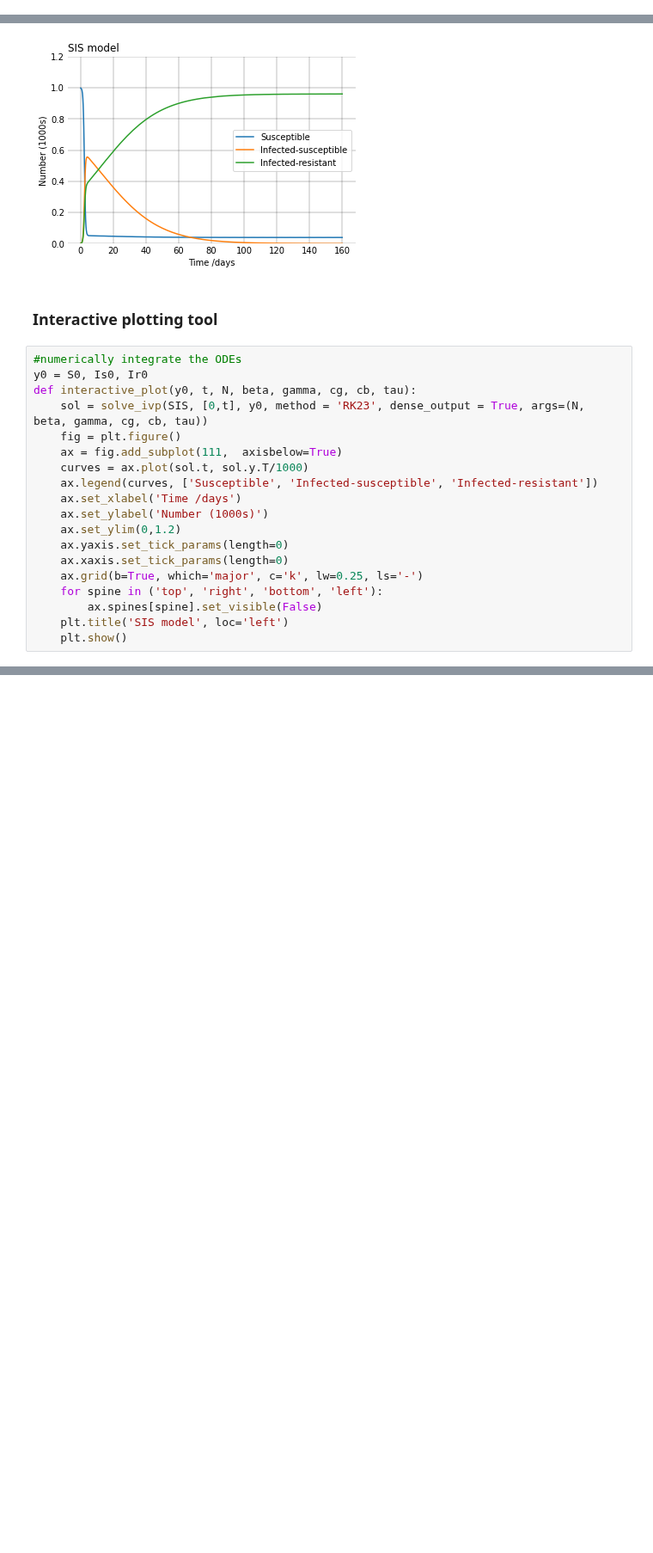
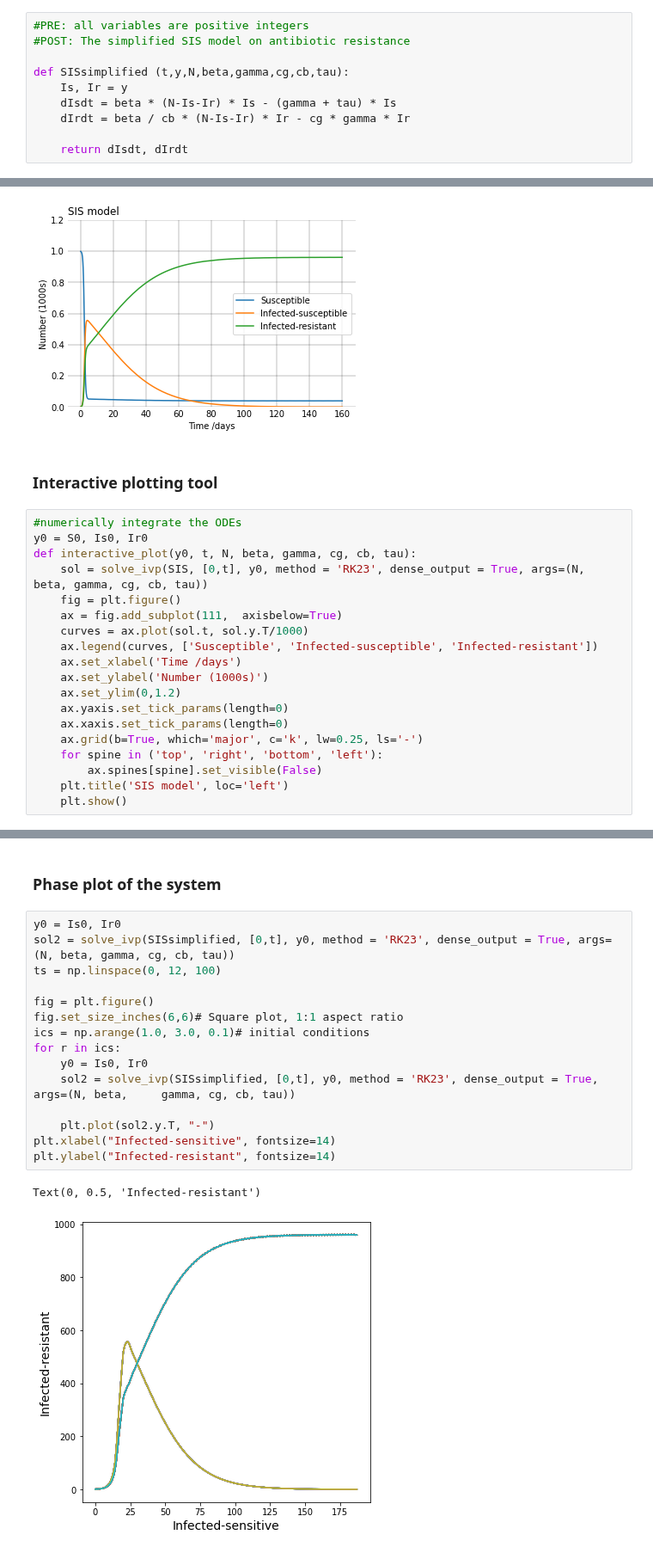
Before and after one commit to mjemons/IDD_TB, a Jupyter notebook: scripts/simulation.ipynb, the cells around one changed output, grey strips where cells are left out. Shown at 86% size. Saved outputs shown, nothing was run; the diff lists cells and outputs as text; blank space fills up the shorter version.

Commit message:
added phase plane - plots y against t

```diff
--- a/scripts/simulation.ipynb
+++ b/scripts/simulation.ipynb
@@ -283,6 +283,16 @@ def SIS (t, y, N, beta, gamma, cg, cb, tau):
     dIrdt = beta / cb * S * Ir - cg * gamma * Ir
 
     return dSdt, dIsdt, dIrdt
+# %%
+#PRE: all variables are positive integers
+#POST: The simplified SIS model on antibiotic resistance
+
+def SISsimplified (t,y,N,beta,gamma,cg,cb,tau):
+    Is, Ir = y
+    dIsdt = beta * (N-Is-Ir) * Is - (gamma + tau) * Is
+    dIrdt = beta / cb * (N-Is-Ir) * Ir - cg * gamma * Ir
+
+    return dIsdt, dIrdt
 # %% [markdown]
 ### Solving the ODE system
 # %%
@@ -336,0 +348,20 @@ interactive(children=(FloatSlider(value=0.001, description='beta', max=0.004, mi
+# %% [markdown]
+### Phase plot of the system
+# %%
+y0 = Is0, Ir0
+sol2 = solve_ivp(SISsimplified, [0,t], y0, method = 'RK23', dense_output = True, args=(N, beta, gamma, cg, cb, tau))
+ts = np.linspace(0, 12, 100)
+
+fig = plt.figure()
+fig.set_size_inches(6,6)# Square plot, 1:1 aspect ratio
+ics = np.arange(1.0, 3.0, 0.1)# initial conditions
+for r in ics:
+    y0 = Is0, Ir0
+    sol2 = solve_ivp(SISsimplified, [0,t], y0, method = 'RK23', dense_output = True, args=(N, beta,     gamma, cg, cb, tau))
+
+    plt.plot(sol2.y.T, "-")
+plt.xlabel("Infected-sensitive", fontsize=14)
+plt.ylabel("Infected-resistant", fontsize=14)
+# %% [output]
+Text(0, 0.5, 'Infected-resistant')
+[figure, added]
```
Also changed, not shown: parts of 2 cells of this notebook.
